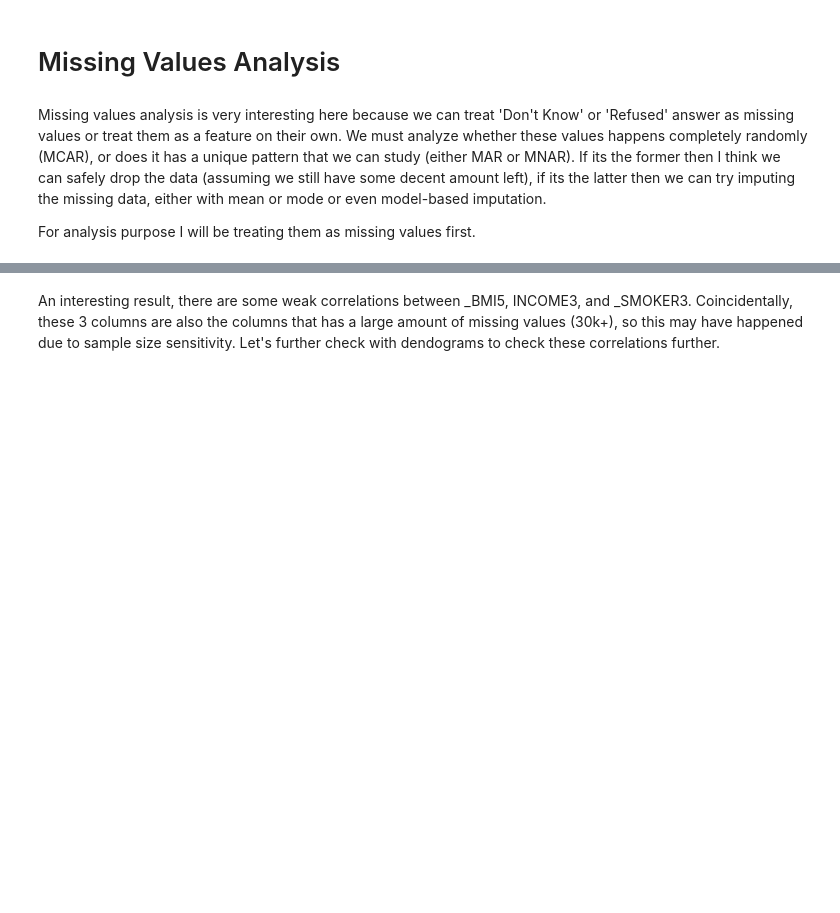
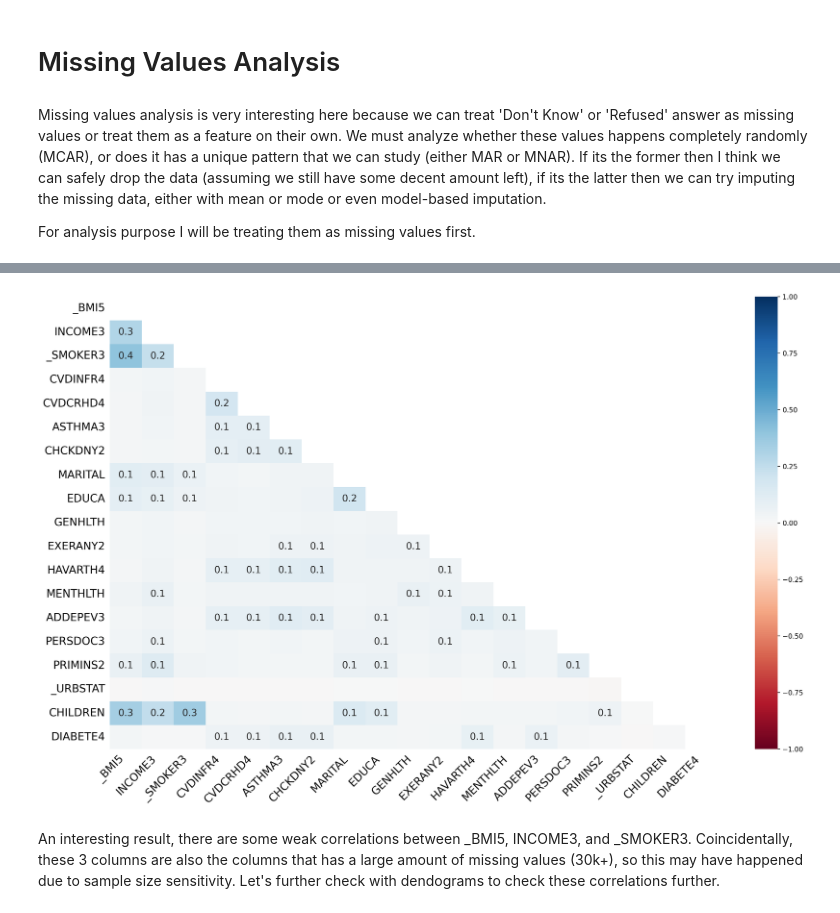
Before and after one commit to yukienjoyer7/Diabetes-Early-Diagnosis-BRFSS-2024, a Jupyter notebook: EDA_Modelling_Dion.ipynb, the cells around one changed output, grey strips where cells are left out. Drawn from its saved outputs; the diff is of its cells as text; code cells hidden in the pictures; blank space fills up the shorter version.

```diff
--- a/EDA_Modelling_Dion.ipynb
+++ b/EDA_Modelling_Dion.ipynb
@@ -176,5 +289,8 @@ msno.matrix(df_miss)
 # %%
-msno.heatmap(df_miss)
+with plt.style.context('default'):
+    msno.heatmap(df_miss)
+# %% [output]
+[figure, added]
 # %% [markdown]
 An interesting result, there are some weak correlations between _BMI5, INCOME3, and _SMOKER3. Coincidentally, these 3 columns are also the columns that has a large amount of missing values (30k+), so this may have happened due to sample size sensitivity. Let's further check with dendograms to check these correlations further.
 # %%
```
Also changed, not shown: parts of 54 cells of this notebook, 17 other files.
